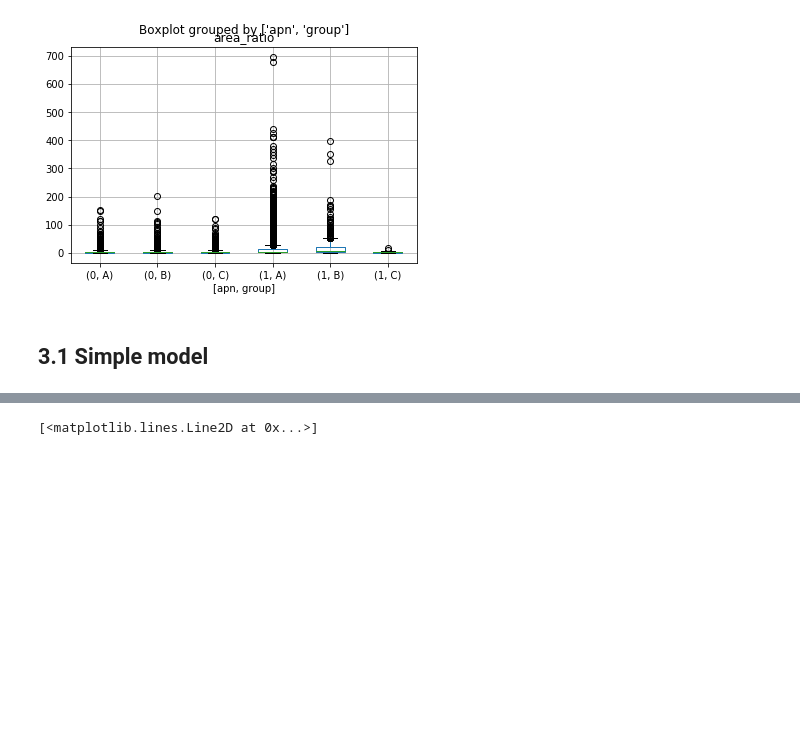
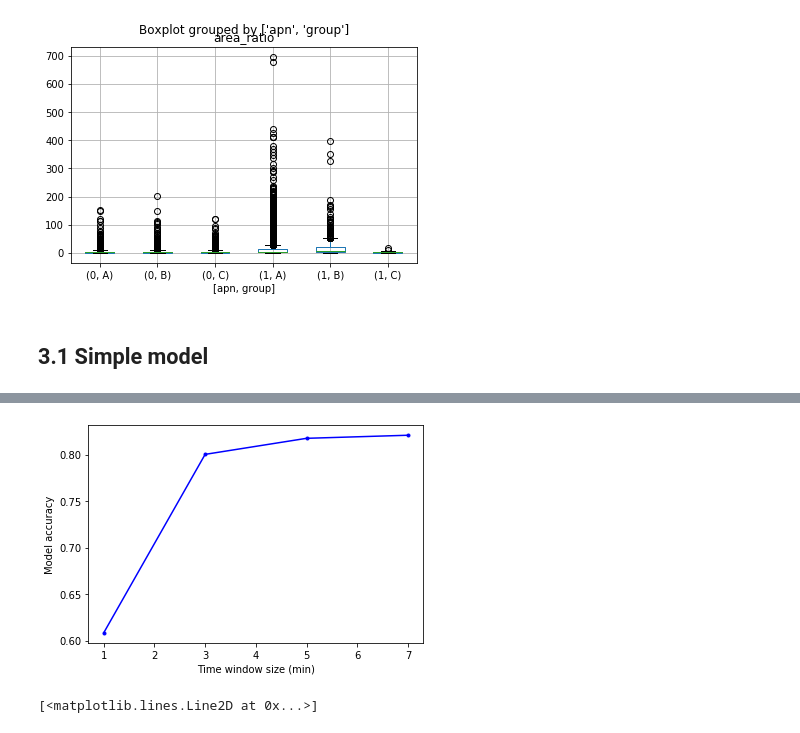
Before and after one commit to ChiQiao/Apnea-ECG, a Jupyter notebook: Data_explore.ipynb, the cells around one changed output, grey strips where cells are left out. Saved outputs shown, nothing was run; the diff lists cells and outputs as text; code cells hidden in the pictures; blank space fills up the shorter version.

```diff
--- a/Data_explore.ipynb
+++ b/Data_explore.ipynb
@@ -219,8 +221,8 @@ with open('resources/logreg_time.pkl', 'wb') as f:
 # %% [markdown]
 # 3. Frequency features of heart rate
 # %%
-def get_hr_psd(file_names):
-    seg_num = 3 # Window size for feature extraction, should be odd number
+def get_hr_psd(file_names, seg_num=3):
+    # seg_num: Window size for feature extraction, should be odd number
     fs_new = 2.4
     res_apn, res_psd = [], []
 
@@ -289,11 +291,10 @@ freqs[np.argmax(pos_mean)]
 # %% [output]
 0.01875
 # %%
-def get_hr_psd_features(file_names):
-    seg_num = 7 # Window size for feature extraction, should be odd number
+def features_psd(file_names, seg_num=5):
+    # seg_num: Window size for feature extraction, should be odd number
     fs_new = 2.4
-    df= pd.DataFrame(columns=[
-        'peak', 'f_peak', 'area_total', 'area_lf', 'area_hf', 'area_ratio', 'apn', 'group'])
+    df= pd.DataFrame()
 
     for file in file_names:
         with open('data/processed/' + file + '.pkl', 'rb') as f:
@@ -331,6 +332,7 @@ def get_hr_psd_features(file_names):
                 'area_hf': psd[freqs > 1e-2].sum(),
                 'area_ratio': psd[freqs > 1e-2].sum() / psd[freqs < 1e-2].sum(),
                 'apn': apn[minute + int(seg_num / 2)],
+                'file': file,
                 'group': group,
             }, ignore_index=True)
 
@@ -364,11 +357,3 @@ for feature in ['peak', 'f_peak', 'area_total', 'area_lf', 'area_hf', 'area_rati
 [figure]
 # %% [markdown]
 ## 3.1 Simple model
-# %%
-X_train, X_test, y_train, y_test = train_test_split(
-    df[['peak', 'f_peak', 'area_total', 'area_lf', 'area_hf', 'area_ratio']],
-    df['apn'], test_size=0.3, random_state=123, stratify=df['group'])
-mdl = LogisticRegression(solver='lbfgs').fit(X_train, y_train)
-print(metrics.classification_report(y_test, mdl.predict(X_test)))
-
-df_train['apn'].value_counts()[0] / len(df_train)
@@ -384,0 +360,8 @@ weighted avg       0.81      0.81      0.80     10071
+# %%
+train_df = pd.read_csv('resources\File_train.csv')
+feature_col, label_col = ['peak', 'f_peak', 'area_total', 'area_lf', 'area_hf', 'area_ratio'], 'apn'
+acc=[]
+for seg_num in [1, 3, 5, 7]:
+    df = features_psd(train_df['file'], seg_num)
+    mdl = LogisticRegression(solver='lbfgs')
+    acc.append(model_evaluation_CV(mdl, df, train_df, n=5))
@@ -385,3 +385,10 @@ weighted avg       0.81      0.81      0.80     10071
+# %%
+plt.plot([1, 3, 5, 7], acc, 'b.-')
+plt.xlabel('Time window size (min)')
+plt.ylabel('Model accuracy')
+plt.show()
+# %% [output]
+[figure, added]
 # %%
 plt.plot(t, data, 'b.-')
 plt.plot(t_new, data_new, 'r.-')
```
Also changed, not shown: parts of 12 cells of this notebook, 6 other files.
